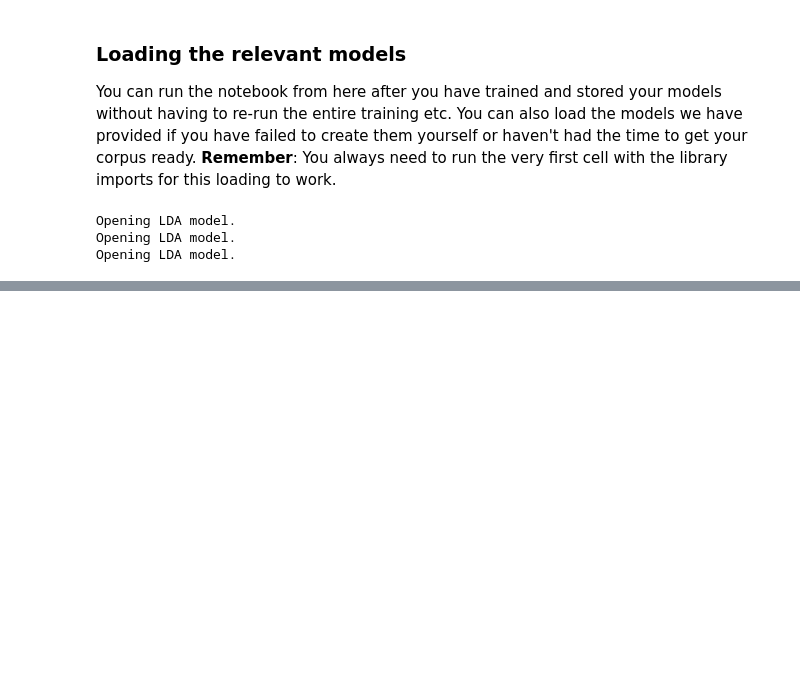
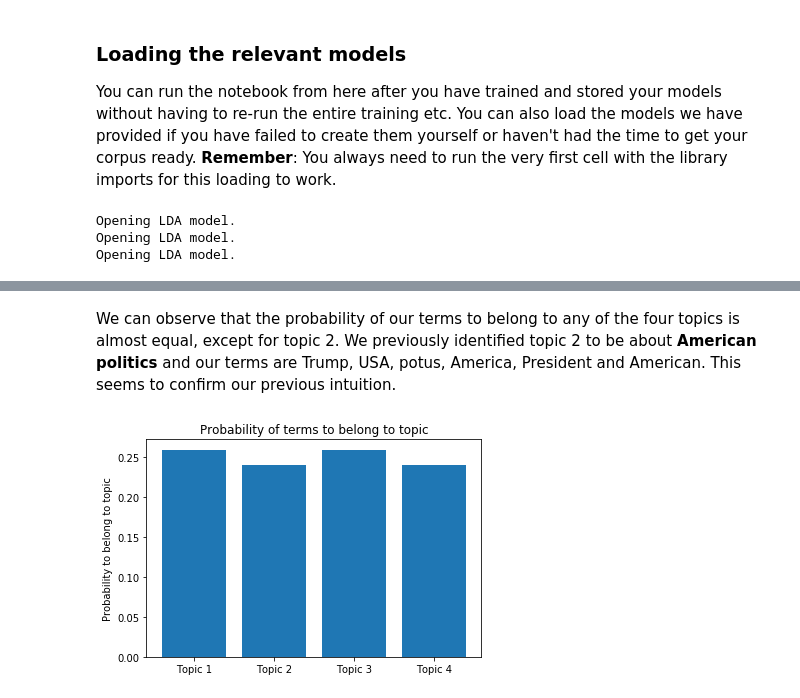
Before and after one commit to aiforpeople-git/Covid19China_TopicModeling, a Jupyter notebook: src/Topic_Modeling_LDA.ipynb, the cells around one changed output, grey strips where cells are left out. Cells and saved outputs as stored; diff of their text form; code cells hidden in the pictures; blank space fills up the shorter version.

```diff
--- a/src/Topic_Modeling_LDA.ipynb
+++ b/src/Topic_Modeling_LDA.ipynb
@@ -244,0 +364,24 @@ HTML(filename='../models/lda_16.html')
+# %% [markdown]
+We can observe that the probability of our terms to belong to any of the four topics is almost equal, except for topic 2. We previously identified topic 2 to be about **American politics** and our terms are Trump, USA, potus, America, President and American. This seems to confirm our previous intuition.
+# %%
+# loading our initial dictionary
+with open('../data/dictionary.pkl', 'rb') as f:
+    dictionary = pickle.load(f)
+
+# Create a new corpus, made of previously unseen documents.
+sinophobic_terms = [["chink", "bugland", "chankoro", "chinazi", "gook", "insectoid", "bugmen", "chingchong"]]
+
+other_corpus = [dictionary.doc2bow(text) for text in sinophobic_terms]
+unseen_doc = other_corpus[0]
+vector = model_4[unseen_doc]  # get topic probability distribution for a document
+
+x = [vec[0] for vec in vector]
+y = [vec[1] for vec in vector]
+
+plt.bar(x,y)
+plt.xticks([0,1,2,3],["Topic 1","Topic 2","Topic 3","Topic 4"])
+plt.ylabel("Probability to belong to topic")
+plt.title("Probability of terms to belong to topic")
+plt.show()
+# %% [output]
+[figure, added]
```
Also changed, not shown: parts of 18 cells of this notebook, 1 other file.
